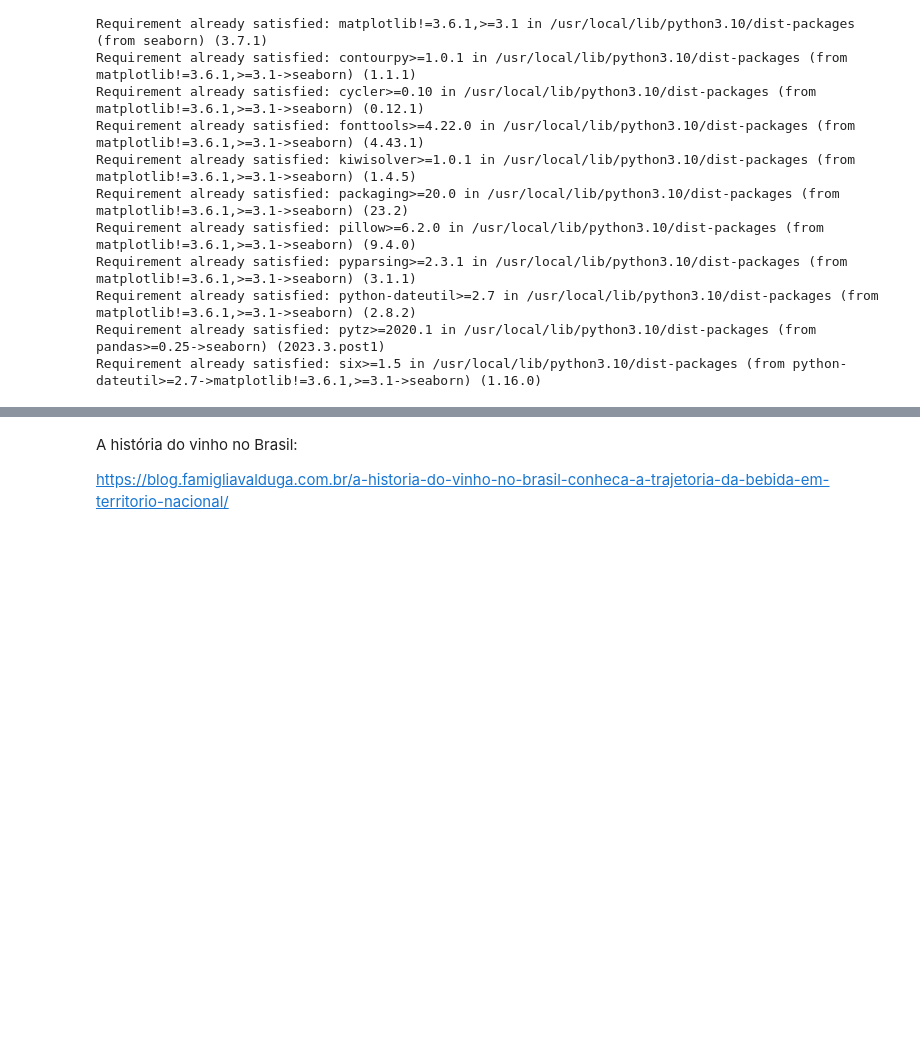
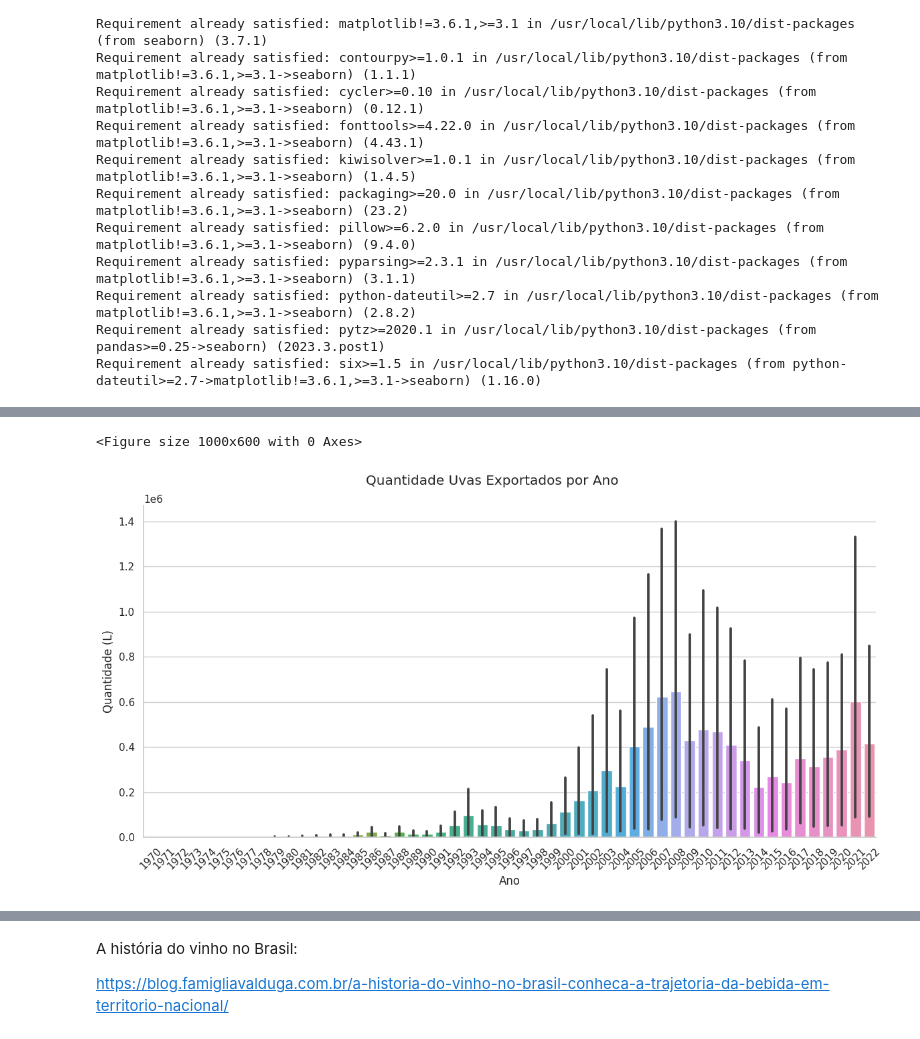
Before and after one commit to icarocarmona/Tech-Challenges-DTAT-Grupo-26, a Jupyter notebook: notebooks/Analise_Macro.ipynb, the cells around one changed output, grey strips where cells are left out. Drawn from its saved outputs; the diff is of its cells as text; code cells hidden in the pictures; blank space fills up the shorter version.

```diff
--- a/notebooks/Analise_Macro.ipynb
+++ b/notebooks/Analise_Macro.ipynb
@@ -90,0 +101,20 @@ plt.show()
+# %%
+# Filtro por tipo de vinho (Uvas)
+tipo_de_vinho = 'Uvas'
+df_filtrado = df[df['Tipo Vinho'] == tipo_de_vinho]
+
+# Crie um gráfico usando Seaborn catplot
+plt.figure(figsize=(10, 6))
+sns.set(style="whitegrid")
+g = sns.catplot(data=df_filtrado, x='Ano', y='Quantidade (L)', kind='bar', height=6, aspect=2)
+g.fig.suptitle(f'Quantidade {tipo_de_vinho} Exportados por Ano', y=1.02)
+plt.xlabel('Ano')
+plt.ylabel('Quantidade (L)')
+
+# Rotacionar os rótulos dos anos para torná-los mais legíveis
+g.set_xticklabels(rotation=45)
+
+plt.show()
+# %% [output]
+<Figure size 1000x600 with 0 Axes>
+[figure, added]
```
Also changed, not shown: parts of 5 cells of this notebook.
